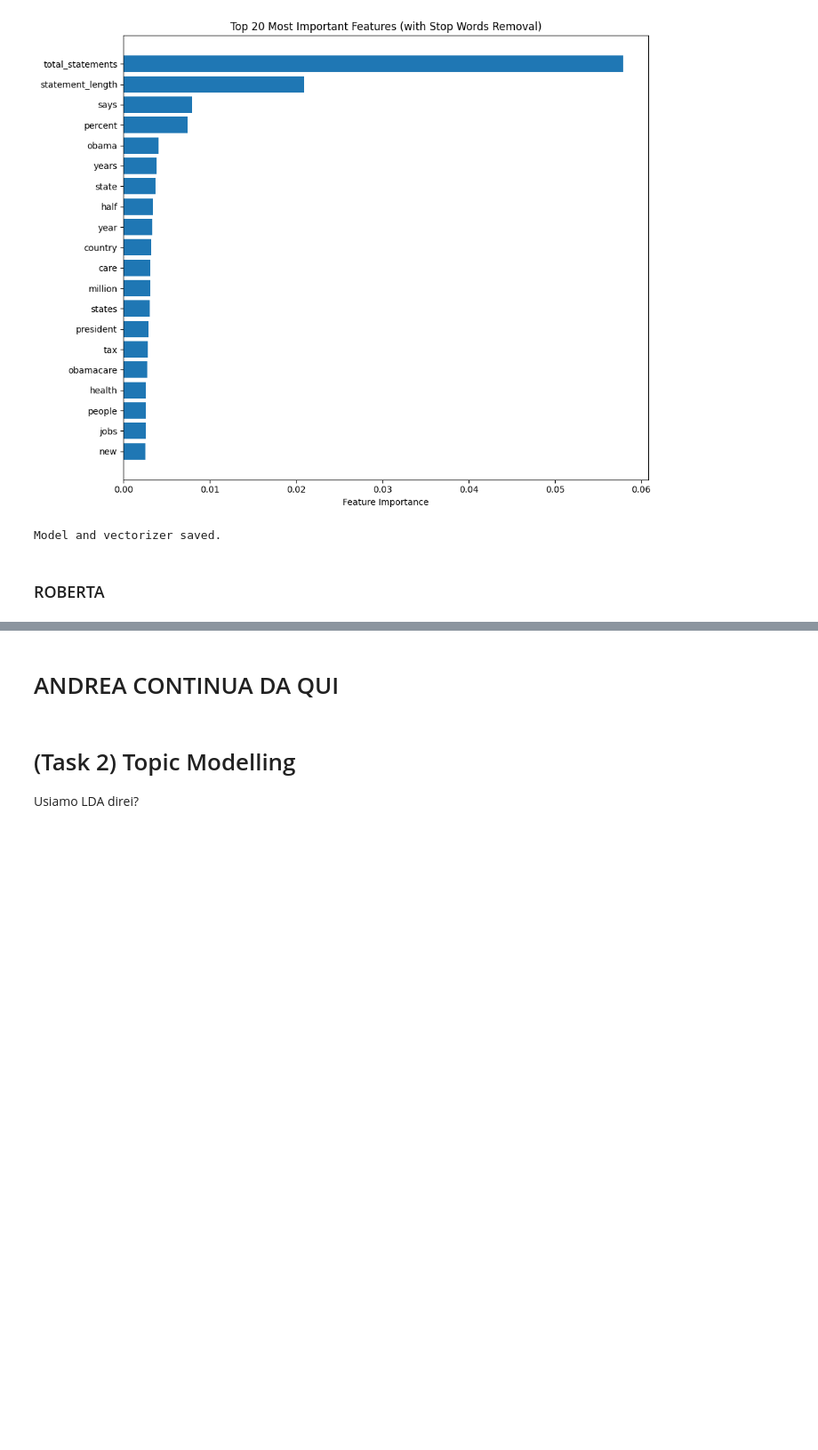
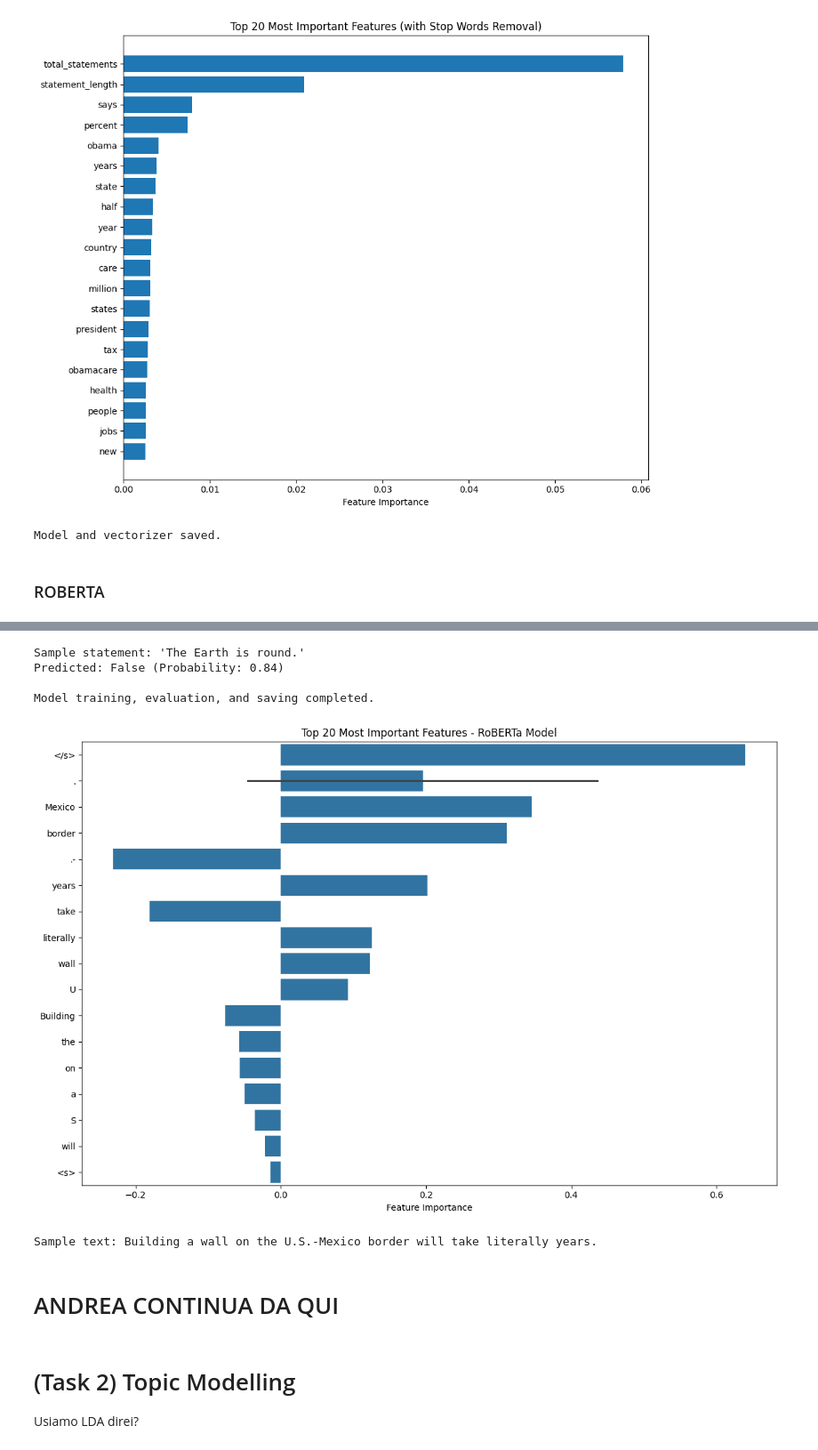
Before and after one commit to alexcri90/LIAR_TextMining_Bicocca, a Jupyter notebook: TM_Notebook.ipynb, the cells around one changed output, grey strips where cells are left out. Shown at 89% size. Cells and saved outputs as stored; diff of their text form; code cells hidden in the pictures; blank space fills up the shorter version.

```diff
--- a/TM_Notebook.ipynb
+++ b/TM_Notebook.ipynb
@@ -956,0 +964,15 @@ You should probably TRAIN this model on a down-stream task to be able to use it
+# %%
+from torch.nn import CrossEntropyLoss
+
+# Set up RoBERTa model
+model = RobertaForSequenceClassification.from_pretrained('roberta-base', num_labels=2)
+model.to(device)
+
+# Set up optimizer and scheduler
+optimizer = AdamW(model.parameters(), lr=2e-5, eps=1e-8)
+epochs = 4
+total_steps = len(train_dataloader) * epochs
+scheduler = get_linear_schedule_with_warmup(optimizer, num_warmup_steps=0, num_training_steps=total_steps)
+
+# Define loss function with class weights
+loss_fn = CrossEntropyLoss(weight=class_weights)
@@ -1152,9 +1200,14 @@ def predict_statement(text, model, tokenizer):
     return label, probability
 
 # Example usage of the prediction function
-sample_statement = "The Earth is flat."
+sample_statement = "The Earth is round."
 predicted_label, predicted_probability = predict_statement(sample_statement, model, tokenizer)
 print(f"\nSample statement: '{sample_statement}'")
 print(f"Predicted: {predicted_label} (Probability: {predicted_probability:.2f})")
 
 print("\nModel training, evaluation, and saving completed.")
+# %% [output]
+Sample statement: 'The Earth is round.'
+Predicted: False (Probability: 0.84)
+
+Model training, evaluation, and saving completed.
@@ -1161,3 +1220,50 @@ print("\nModel training, evaluation, and saving completed.")
+# %%
+def get_feature_importance(model, tokenizer, input_text, target=1):
+    model.eval()
+    input_ids = tokenizer.encode(input_text, return_tensors='pt').to(device)
+    input_embeddings = model.roberta.embeddings(input_ids)
+
+    def forward_func(embeddings):
+        return model(inputs_embeds=embeddings).logits[:, target]
+
+    ig = IntegratedGradients(forward_func)
+    attributions, delta = ig.attribute(input_embeddings, return_convergence_delta=True)
+
+    attributions = attributions.sum(dim=2).squeeze(0)
+    attributions = attributions / torch.norm(attributions)
+    attributions = attributions.cpu().detach().numpy()
+
+    tokens = tokenizer.convert_ids_to_tokens(input_ids[0])
+
+    return list(zip(tokens, attributions))
+
+# Function to clean tokens
+def clean_token(token):
+    return token.replace('Ġ', '')
+
+# Get feature importance for a sample input
+sample_text = tokenizer.decode(test_inputs[0], skip_special_tokens=True)
+feature_importance = get_feature_importance(model, tokenizer, sample_text)
+
+# Sort by absolute importance and get top 20
+top_20 = sorted(feature_importance, key=lambda x: abs(x[1]), reverse=True)[:20]
+
+# Separate words and importance scores, cleaning the tokens
+words, scores = zip(*[(clean_token(word), score) for word, score in top_20])
+
+# Create the plot
+plt.figure(figsize=(12, 8))
+sns.barplot(x=list(scores), y=list(words), orient='h')
+plt.title('Top 20 Most Important Features - RoBERTa Model')
+plt.xlabel('Feature Importance')
+plt.tight_layout()
+plt.show()
+
+# Print the sample text
+print(f"Sample text: {sample_text}")
+# %% [output]
+[figure, added]
+Sample text: Building a wall on the U.S.-Mexico border will take literally years.
 # %% [markdown]
 # ANDREA CONTINUA DA QUI
 # %% [markdown]
```
Also changed, not shown: parts of 18 cells of this notebook, 5 other files.
